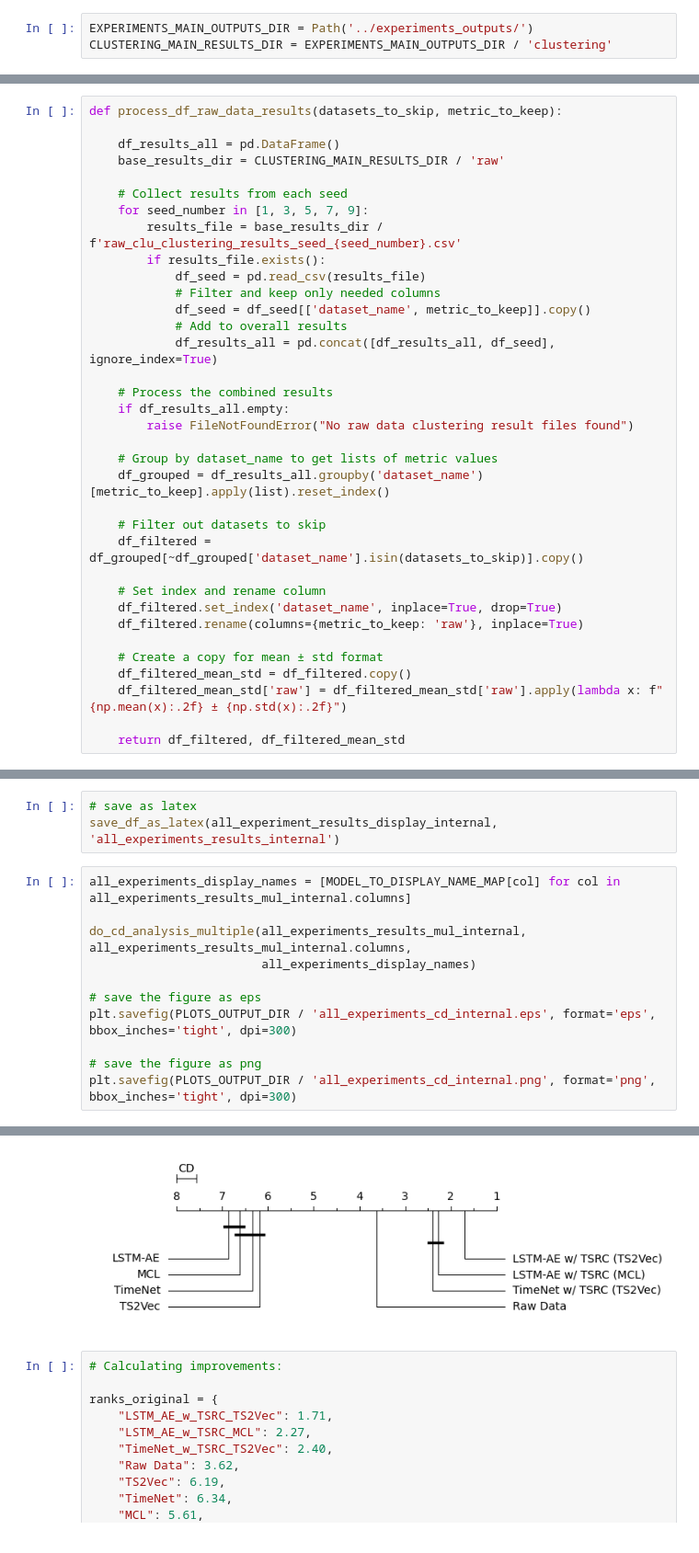
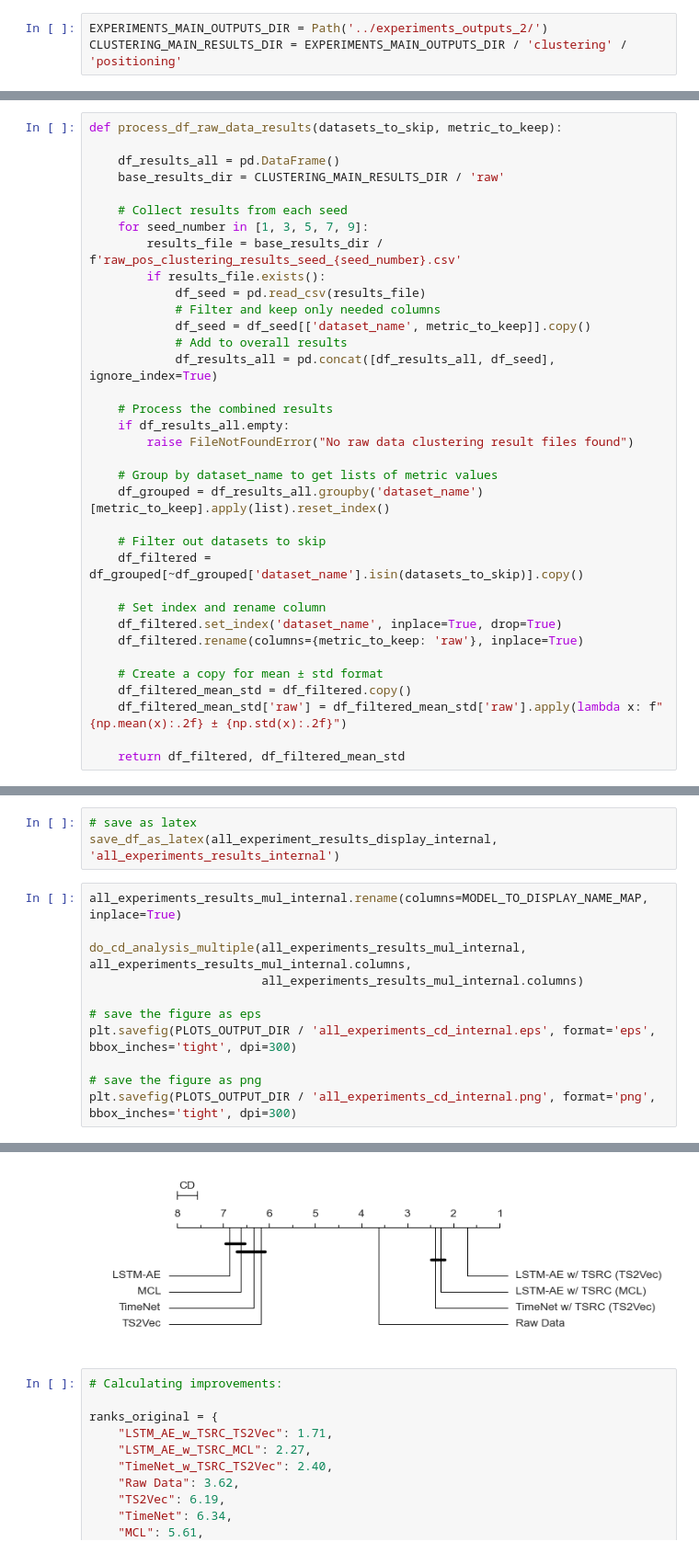
Before and after one commit to ADA-research/TSRC, a Jupyter notebook: notebooks/results_analysis.ipynb, the cells around one changed output, grey strips where cells are left out. Shown at 92% size. Saved outputs shown, nothing was run; the diff lists cells and outputs as text.

```diff
--- a/notebooks/results_analysis.ipynb
+++ b/notebooks/results_analysis.ipynb
@@ -32,8 +32,8 @@ MODEL_TO_DISPLAY_NAME_MAP = {
     'raw': 'Raw Data',
 }
 # %%
-EXPERIMENTS_MAIN_OUTPUTS_DIR = Path('../experiments_outputs/')
-CLUSTERING_MAIN_RESULTS_DIR = EXPERIMENTS_MAIN_OUTPUTS_DIR / 'clustering'
+EXPERIMENTS_MAIN_OUTPUTS_DIR = Path('../experiments_outputs_2/')
+CLUSTERING_MAIN_RESULTS_DIR = EXPERIMENTS_MAIN_OUTPUTS_DIR / 'clustering' / 'positioning'
 # %%
 # Make a directory for storing the plots
 PLOTS_OUTPUT_DIR = Path('./analysis_output')
@@ -403,7 +451,7 @@ def process_df_raw_data_results(datasets_to_skip, metric_to_keep):
 
     # Collect results from each seed
     for seed_number in [1, 3, 5, 7, 9]:
-        results_file = base_results_dir / f'raw_clu_clustering_results_seed_{seed_number}.csv'
+        results_file = base_results_dir / f'raw_pos_clustering_results_seed_{seed_number}.csv'
         if results_file.exists():
             df_seed = pd.read_csv(results_file)
             # Filter and keep only needed columns
@@ -1417,34 +1474,34 @@ all_experiments_results_mul_internal
 # save as latex
 save_df_as_latex(all_experiment_results_display_internal, 'all_experiments_results_internal')
 # %%
-all_experiments_display_names = [MODEL_TO_DISPLAY_NAME_MAP[col] for col in all_experiments_results_mul_internal.columns]
+all_experiments_results_mul_internal.rename(columns=MODEL_TO_DISPLAY_NAME_MAP, inplace=True)
 
 do_cd_analysis_multiple(all_experiments_results_mul_internal, all_experiments_results_mul_internal.columns,
-                        all_experiments_display_names)
+                        all_experiments_results_mul_internal.columns)
 
 # save the figure as eps
 plt.savefig(PLOTS_OUTPUT_DIR / 'all_experiments_cd_internal.eps', format='eps', bbox_inches='tight', dpi=300)
 
 # save the figure as png
 plt.savefig(PLOTS_OUTPUT_DIR / 'all_experiments_cd_internal.png', format='png', bbox_inches='tight', dpi=300)
 # %% [output]
 Statistics=3206.791260166944, p=0.0
 Significant differences found. Proceeding to CD analysis.
 Number of datasets: 560
 Number of algorithms: 8
 Critical difference: 0.44367525557972665
 
 Algorithm Name                 Rank
 -------------------------------------
 LSTM-AE w/ TSRC (TS2Vec)       1.71
 LSTM-AE w/ TSRC (MCL)          2.27
 TimeNet w/ TSRC (TS2Vec)       2.40
 Raw Data                       3.62
 TS2Vec                         6.19
 TimeNet                        6.34
 MCL                            6.61
 LSTM-AE                        6.86
-[figure, old version]
+[figure, new version]
 # %%
 # Calculating improvements:
 
```
Also changed, not shown: parts of 6 cells of this notebook, 1 other file.
